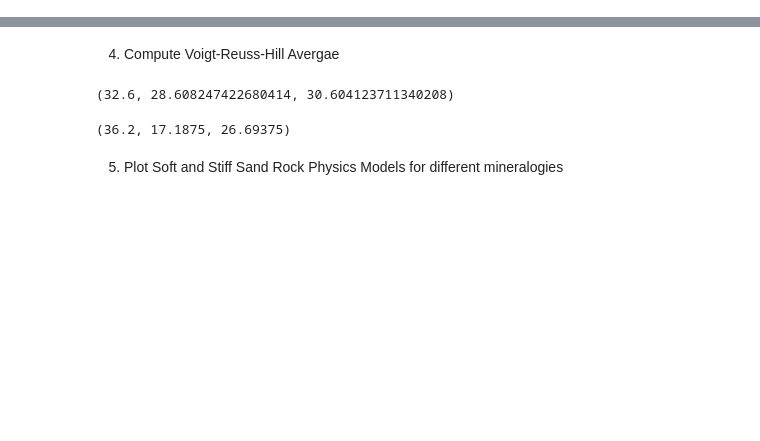
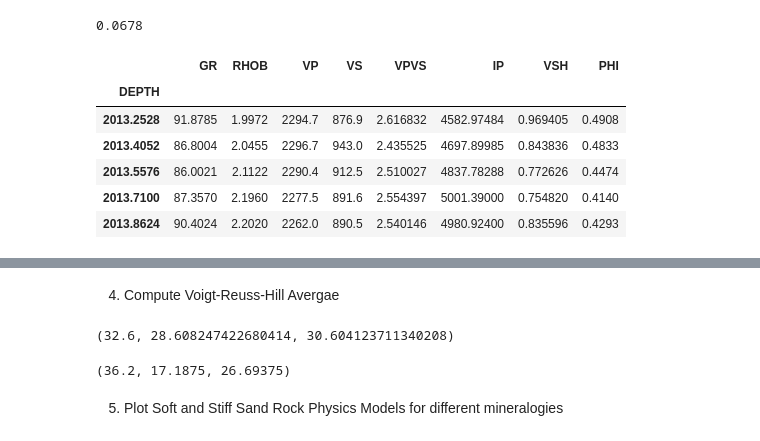
Before and after one commit to TolaAbiodun/beta-tests, a Jupyter notebook: rock_physics_modelling.ipynb, the cells around one changed output, grey strips where cells are left out. Saved outputs shown, nothing was run; the diff lists cells and outputs as text; code cells hidden in the pictures; blank space fills up the shorter version.

```diff
--- a/rock_physics_modelling.ipynb
+++ b/rock_physics_modelling.ipynb
@@ -12,0 +20,2 @@ import matplotlib.pyplot as plt
+# %%
+well_2 = lasio.read('./data/well_2.las')
@@ -13,3 +41,15 @@ import matplotlib.pyplot as plt
 # %%
-well = pd.read_csv('./data/qsiwell5.csv', index_col=0)
-well.head()
+# Extract Depth, Vp, vs, density and GR form data
+z_well = well_2['DEPT'] # depth
+vp_well = well_2['VP'] * 1e3 # P-wave velocity convert to m/s
+vs_well = well_2['VS'] * 1e3 # S-wave velocity convert to m/s
+gr_well = well_2['GR'] # Gamma ray
+rho_well = well_2['RHOB'] # Density
+phi = well_2['NPHI']
+
+#  Compute Vshale, vpvs and Acoustic impedance
+vpvs_well = well_2['VP'] / well_2['VS'] # VpVs
+ai = (well_2['VP']*1e3) * well_2['RHOB'] # Acoustic impedance
+
+# clay content (%) = (GR - GRmin)/(GRmax - GRmin)
+vsh = (gr_well - np.min(gr_well))/(np.max(gr_well) - np.min(gr_well)) # Vshale
@@ -23,0 +104,14 @@ well.head()
+# %%
+well.PHI.min()
+# %% [output]
+0.0678
+# %%
+well.set_index('DEPTH').head() #Important
+# %% [output]
+|  | GR | RHOB | VP | VS | VPVS | IP | VSH | PHI |
+| DEPTH |  |  |  |  |  |  |  |  |
+| 2013.2528 | 91.8785 | 1.9972 | 2294.7 | 876.9 | 2.616832 | 4582.97484 | 0.969405 | 0.4908 |
+| 2013.4052 | 86.8004 | 2.0455 | 2296.7 | 943.0 | 2.435525 | 4697.89985 | 0.843836 | 0.4833 |
+| 2013.5576 | 86.0021 | 2.1122 | 2290.4 | 912.5 | 2.510027 | 4837.78288 | 0.772626 | 0.4474 |
+| 2013.7100 | 87.3570 | 2.1960 | 2277.5 | 891.6 | 2.554397 | 5001.39000 | 0.754820 | 0.4140 |
+| 2013.8624 | 90.4024 | 2.2020 | 2262.0 | 890.5 | 2.540146 | 4980.92400 | 0.835596 | 0.4293 |
```
Also changed, not shown: parts of 32 cells of this notebook.
